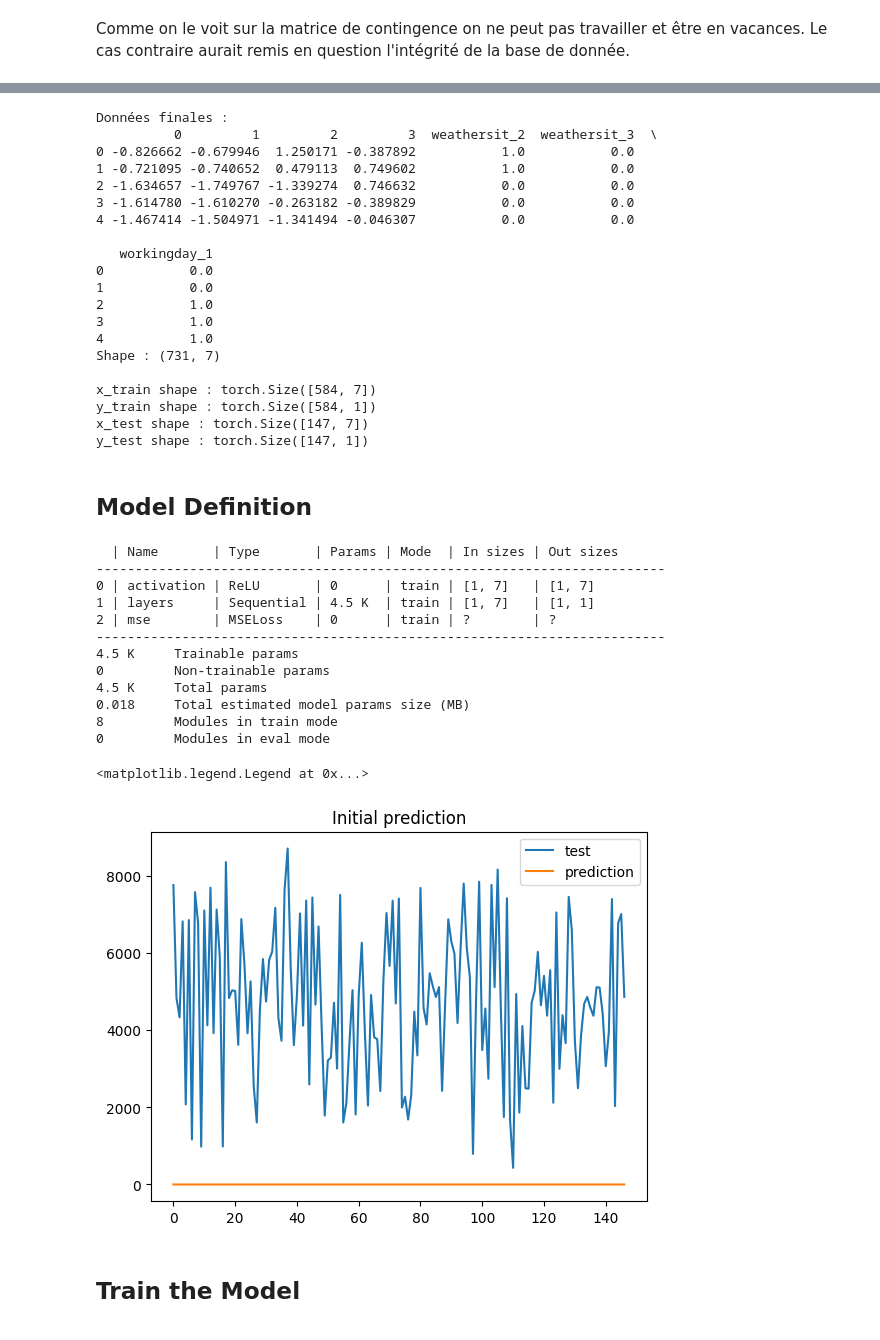
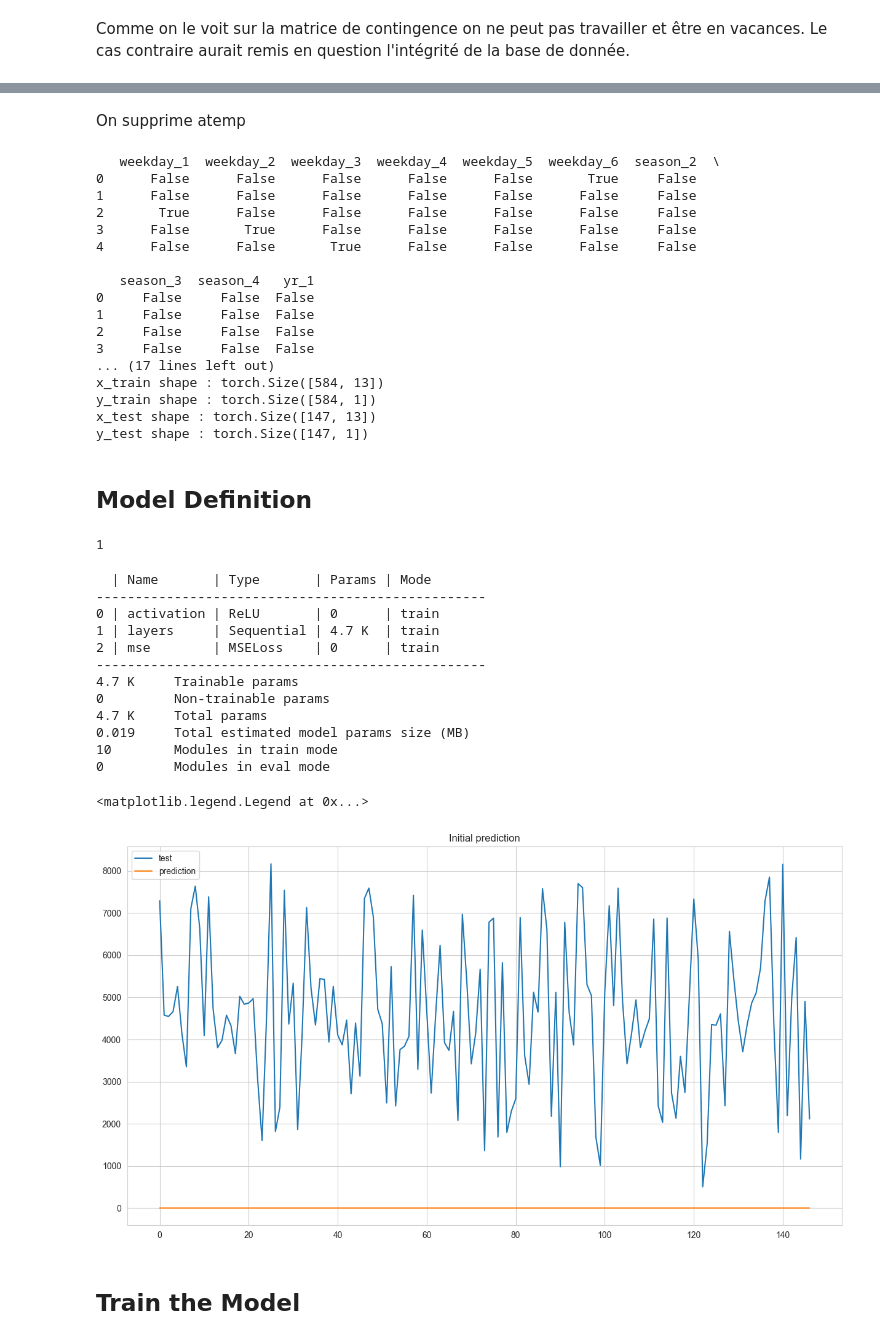
Before and after one commit to enzo-munoz/Mines_data_science, a Jupyter notebook: Neural_network/NN.ipynb, the cells around one changed output, grey strips where cells are left out. Saved outputs shown, nothing was run; the diff lists cells and outputs as text; code cells hidden in the pictures.

```diff
--- a/Neural_network/NN.ipynb
+++ b/Neural_network/NN.ipynb
@@ -293,7 +326,7 @@ Comme on le voit sur la matrice de contingence on ne peut pas travailler et êtr
 import statsmodels.api as sm
 
 y = data["cnt"]
-test_cat = ["weathersit", "workingday"]
+test_cat = ["weathersit", "workingday", 'yr']
 
 X_categories = X_factor.loc[:,test_cat]
 x = pd.get_dummies(X_categories, drop_first=True)
@@ -325,3 +358,7 @@ Le modèle de régression linéaire avec les variables catégorielles démontre
+# %%
+X_scaled = X_scaled[:, [0, 2, 3]]
+# %% [markdown]
+On supprime atemp
 # %%
 import torch
 import torch.nn as nn
@@ -331,7 +368,6 @@ from sklearn.model_selection import train_test_split
 import lightning as pl
 from lightning.pytorch.utilities.model_summary import ModelSummary
 from simplelogger import SimpleLogger
-import pandas as pd
 
 
 y = data["cnt"]
@@ -340,7 +376,7 @@ y = y.values.reshape(-1, 1)
 X_categories = X_factor.loc[:, test_cat]
 x_cat = pd.get_dummies(X_categories, drop_first=True)
 #On enlève les premières modalités pour éviter la redondance dans les variables catégorielles : workingday_1 + workingday_0 = 1
-
+print(x_cat.head())
 X_final = pd.concat([pd.DataFrame(X_scaled), x_cat.reset_index(drop=True)], axis=1)
 X_final = X_final.astype(float)
 
@@ -348,7 +384,7 @@ print("Données finales :")
 print(X_final.head())
 print(f"Shape : {X_final.shape}")
 
-stratify_columns = data[["weathersit", "workingday"]]
+stratify_columns = data[["weathersit", "workingday", 'yr']]
 
 x_train, x_test, y_train, y_test = train_test_split(
     X_final.values,
@@ -374,91 +410,89 @@ print(f"y_train shape : {y_train.shape}")
 print(f"x_test shape : {x_test.shape}")
 print(f"y_test shape : {y_test.shape}")
 # %% [output]
-Données finales :
-          0         1         2         3  weathersit_2  weathersit_3  \
-0 -0.826662 -0.679946  1.250171 -0.387892           1.0           0.0
-1 -0.721095 -0.740652  0.479113  0.749602           1.0           0.0
-2 -1.634657 -1.749767 -1.339274  0.746632           0.0           0.0
-3 -1.614780 -1.610270 -0.263182 -0.389829           0.0           0.0
-4 -1.467414 -1.504971 -1.341494 -0.046307           0.0           0.0
+   weekday_1  weekday_2  weekday_3  weekday_4  weekday_5  weekday_6  season_2  \
+0      False      False      False      False      False       True     False
+1      False      False      False      False      False      False     False
+2       True      False      False      False      False      False     False
+3      False       True      False      False      False      False     False
+4      False      False       True      False      False      False     False
 
-   workingday_1
-0           0.0
-1           0.0
-2           1.0
-3           1.0
-4           1.0
-Shape : (731, 7)
-
-x_train shape : torch.Size([584, 7])
+   season_3  season_4   yr_1
+0     False     False  False
+1     False     False  False
+2     False     False  False
+3     False     False  False
+... (17 lines left out)
+x_train shape : torch.Size([584, 13])
 y_train shape : torch.Size([584, 1])
-x_test shape : torch.Size([147, 7])
+x_test shape : torch.Size([147, 13])
 y_test shape : torch.Size([147, 1])
 # %% [markdown]
  ## Model Definition
+# %%
+x_train.shape[1]
+y_train.shape[1]
+# %% [output]
+1
 # %%
 class Bike_model(pl.LightningModule):
     def __init__(self, input_dim, lr=1e-3):
         super(Bike_model, self).__init__()
         self.activation = nn.ReLU()
         self.layers = nn.Sequential(
-            nn.Linear(input_dim, 32),
+            nn.Linear(13, 32),
             nn.ReLU(),
             nn.Linear(32, 64),
             nn.ReLU(),
             nn.Linear(64, 32),
             nn.ReLU(),
-            nn.Linear(32, 2)   # deux sorties : casual, registered
+            nn.Linear(32, 1)
         )
         self.mse = nn.MSELoss()
         self.lr = lr
-        self.example_input_array = torch.zeros(1, 7)
 
     def forward(self, x):
         return self.layers(x)
 
     def training_step(self, batch, batch_idx):
         x, y = batch
         yhat = self.layers(x)
         loss = self.mse(yhat, y)
-        mae = (yhat - y).abs().mean(1)
         self.log(f"train_loss", loss, on_step=False, on_epoch=True, prog_bar=True)
-        self.log(f"train_mae", loss, on_step=False, on_epoch=True, prog_bar=True)
         return loss
 
     def configure_optimizers(self):
         optimizer = torch.optim.Adam(self.parameters(), lr=self.lr)
         return [optimizer]
 
     def validation_step(self, batch, batch_idx):
         x, y = batch
         yhat = self.forward(x)
         loss = self.mse(yhat, y)
         self.log(f"val_loss", loss, on_epoch=True, on_step=False, prog_bar=True)
-        self.log(f"val_mae", loss, on_step=False, on_epoch=True, prog_bar=True)
 
-model = PovertyLineModel(lr=1e-4)
+model = Bike_model(x_train.shape[1], lr=1e-4)
 summary = ModelSummary(model)
 print(summary)
 plt.plot(y_test, label="test")
 plt.plot(model(x_test).detach(), label="prediction")
 plt.title("Initial prediction")
 plt.legend()
 # %% [output]
-  | Name       | Type       | Params | Mode  | In sizes | Out sizes
--------------------------------------------------------------------------
-0 | activation | ReLU       | 0      | train | [1, 7]   | [1, 7]
-1 | layers     | Sequential | 4.5 K  | train | [1, 7]   | [1, 1]
-2 | mse        | MSELoss    | 0      | train | ?        | ?
--------------------------------------------------------------------------
-4.5 K     Trainable params
+  | Name       | Type       | Params | Mode
+--------------------------------------------------
+0 | activation | ReLU       | 0      | train
+1 | layers     | Sequential | 4.7 K  | train
+2 | mse        | MSELoss    | 0      | train
+--------------------------------------------------
+4.7 K     Trainable params
 0         Non-trainable params
-4.5 K     Total params
-0.018     Total estimated model params size (MB)
-8         Modules in train mode
+4.7 K     Total params
+0.019     Total estimated model params size (MB)
+10        Modules in train mode
 0         Modules in eval mode
 <matplotlib.legend.Legend at 0x...>
-[figure, old version]
+[figure, new version]
 # %% [markdown]
  ## Train the Model
 # %%
```
Also changed, not shown: parts of 51 cells of this notebook, 3 other files.
